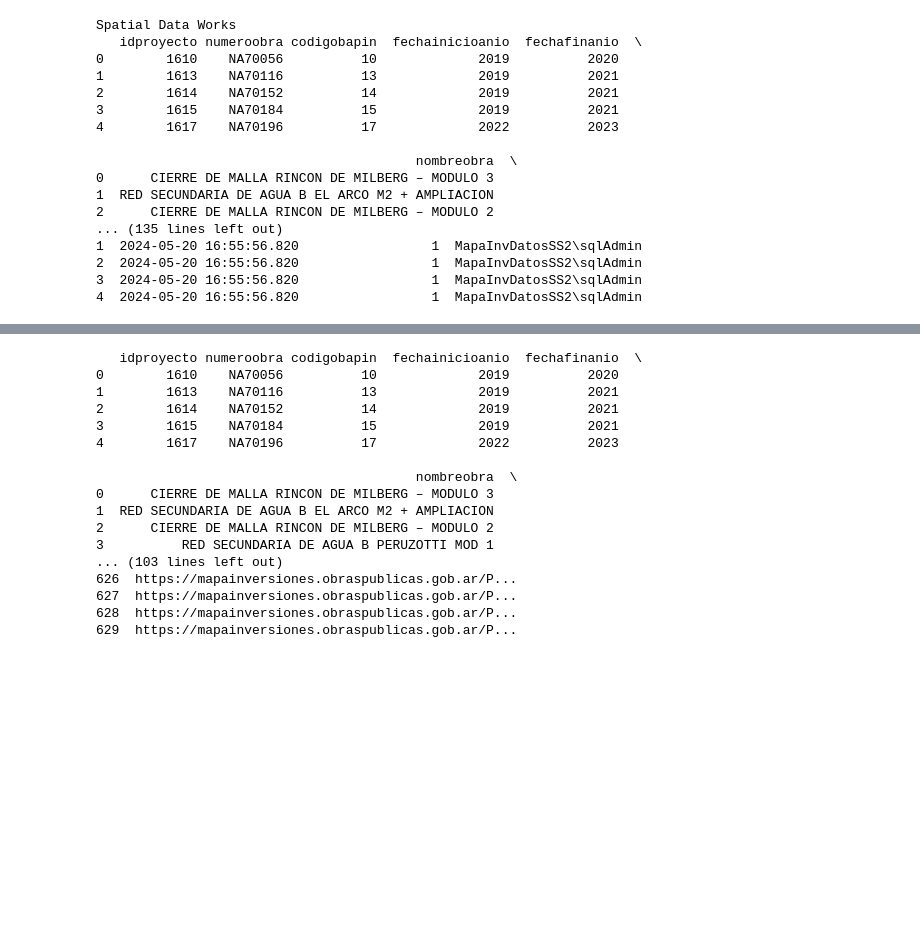
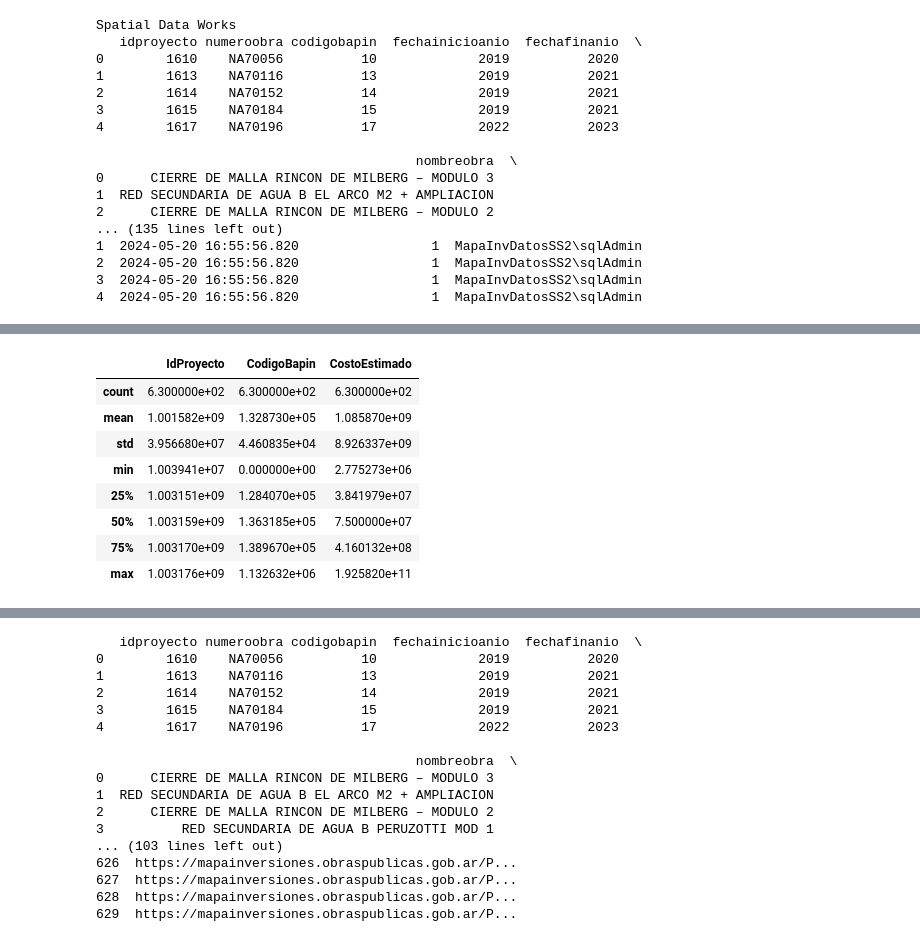
Before and after one commit to ingcarlosleon/data-Mapainversiones, a Jupyter notebook: Caso_de_Uso.ipynb, the cells around one changed output, grey strips where cells are left out. Drawn from its saved outputs; the diff is of its cells as text; code cells hidden in the pictures; blank space fills up the shorter version.

```diff
--- a/Caso_de_Uso.ipynb
+++ b/Caso_de_Uso.ipynb
@@ -84,0 +116,12 @@ Spatial Data Works
+# %%
+df_investment_projects.describe()
+# %% [output]
+|  | IdProyecto | CodigoBapin | CostoEstimado |
+| count | 6.300000e+02 | 6.300000e+02 | 6.300000e+02 |
+| mean | 1.001582e+09 | 1.328730e+05 | 1.085870e+09 |
+| std | 3.956680e+07 | 4.460835e+04 | 8.926337e+09 |
+| min | 1.003941e+07 | 0.000000e+00 | 2.775273e+06 |
+| 25% | 1.003151e+09 | 1.284070e+05 | 3.841979e+07 |
+| 50% | 1.003159e+09 | 1.363185e+05 | 7.500000e+07 |
+| 75% | 1.003170e+09 | 1.389670e+05 | 4.160132e+08 |
+| max | 1.003176e+09 | 1.132632e+06 | 1.925820e+11 |
```
Also changed, not shown: parts of 3 cells of this notebook.
